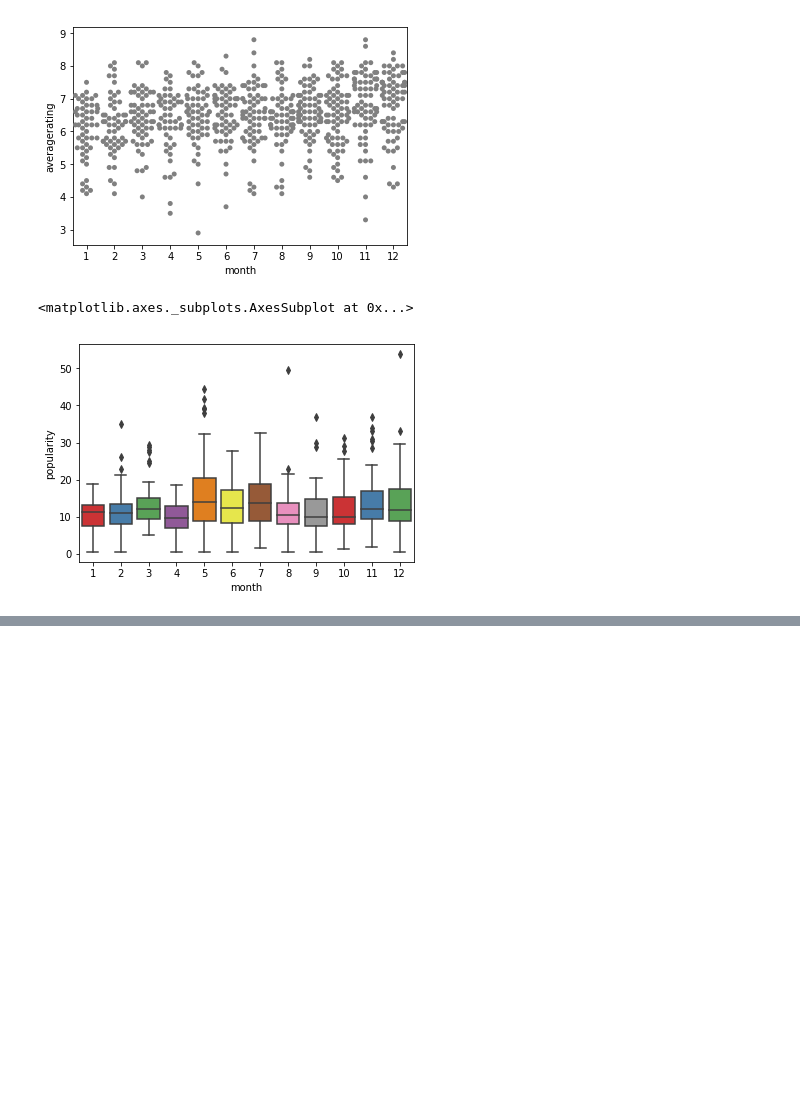
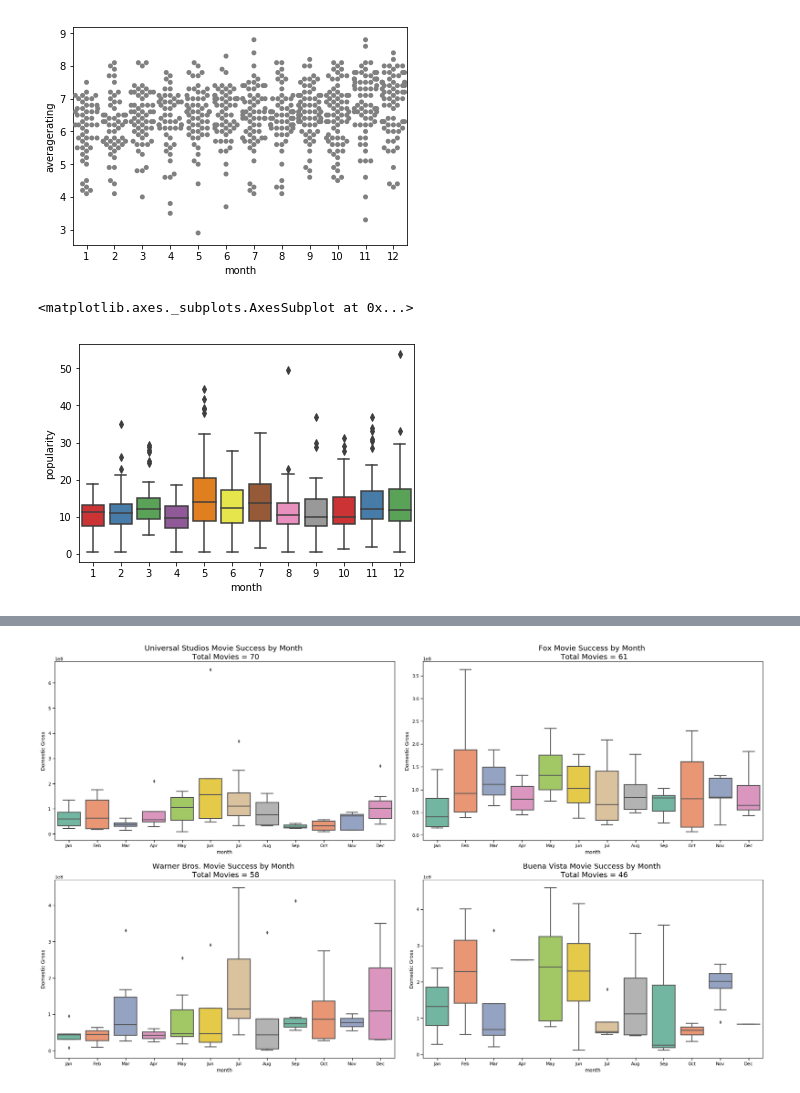
Before and after one commit to k-christensen/K_and_A_movie_project, a Jupyter notebook: A_visualizations.ipynb, the cells around one changed output, grey strips where cells are left out. Cells and saved outputs as stored; diff of their text form; code cells hidden in the pictures; blank space fills up the shorter version.

```diff
--- a/A_visualizations.ipynb
+++ b/A_visualizations.ipynb
@@ -40,0 +58,15 @@ sns.boxplot(x="month", y="popularity", data=df, palette="Set1")
+# %%
+f, axes = plt.subplots(2, 2, figsize=(25, 15))
+sns.set_context("talk")
+#sns.despine(left=True)
+
+sns.boxplot(x="month", y="domestic_gross", data=df.loc[df['studio'] == 'Uni.'], palette="Set2", ax=axes[0, 0]).set(ylabel= "Domestic Gross", title = "Universal Studios Movie Success by Month \n Total Movies = 70", xticklabels = tick_label_list)
+sns.boxplot(x="month", y="domestic_gross", data=df.loc[df['studio'] == 'Fox'], palette="Set2", ax=axes[0, 1]).set(ylabel= "Domestic Gross", title = "Fox Movie Success by Month \n Total Movies = 61", xticklabels = tick_label_list)
+sns.boxplot(x="month", y="domestic_gross", data=df.loc[df['studio'] == 'WB'], palette="Set2", ax=axes[1, 0]).set(ylabel= "Domestic Gross", title = "Warner Bros. Movie Success by Month \n Total Movies = 58", xticklabels = tick_label_list)
+sns.boxplot(x="month", y="domestic_gross", data=df.loc[df['studio'] == 'BV'], palette="Set2", ax=axes[1, 1]).set(ylabel= "Domestic Gross", title = "Buena Vista Movie Success by Month \n Total Movies = 46", xticklabels = tick_label_list)
+
+f.tight_layout()
+#plt.savefig('Genre_subplots.png')
+plt.show()
+# %% [output]
+[figure, added]
```
Also changed, not shown: parts of 9 cells of this notebook, 3 other files.
